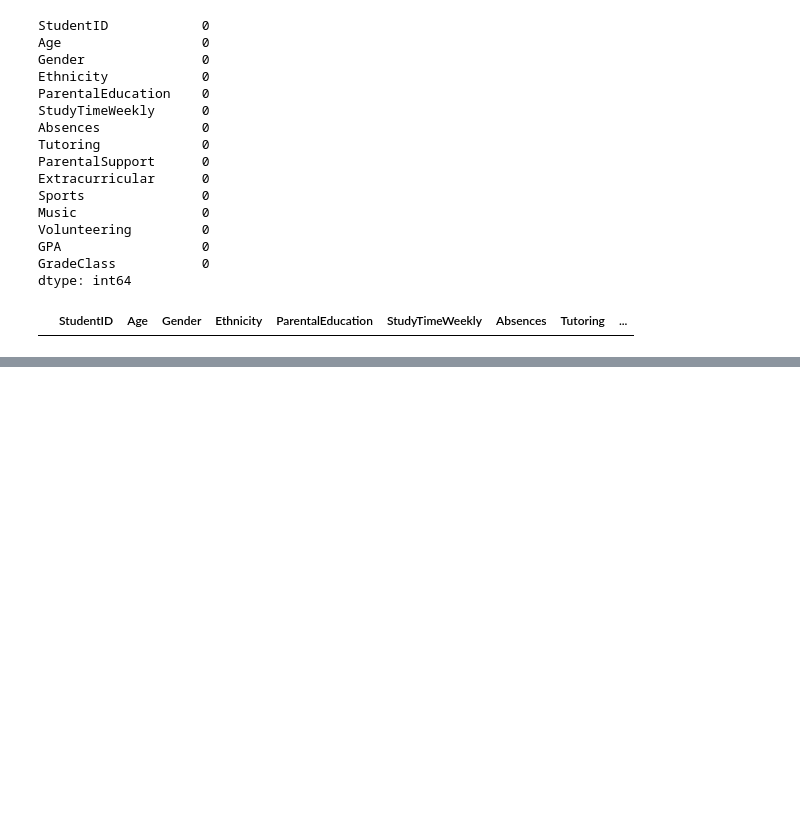
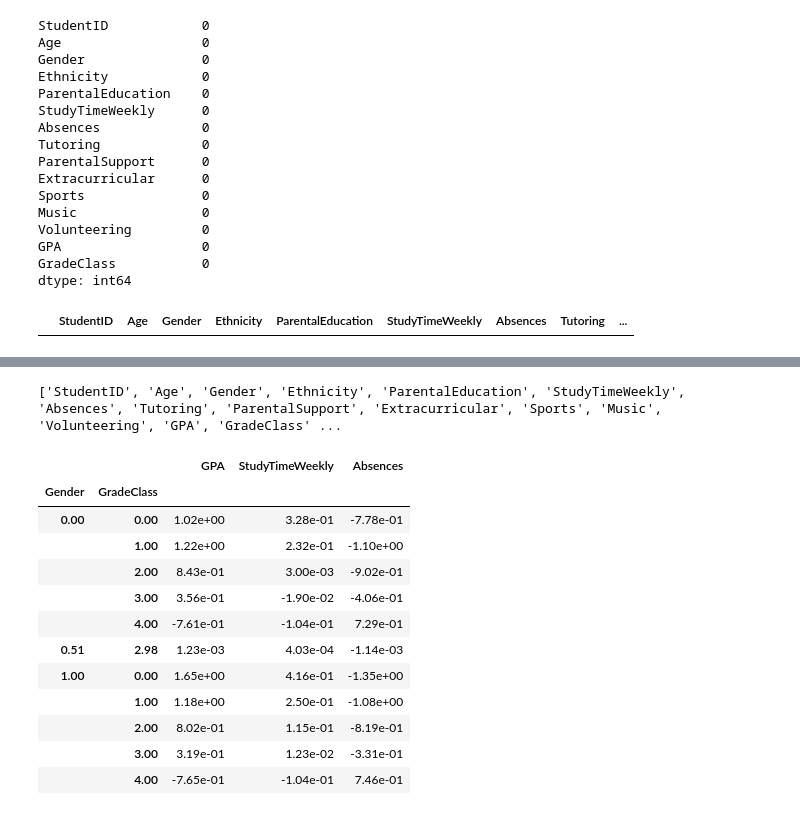
Before and after one commit to hfeteh/hfeteh, a Jupyter notebook: Students_Performance.ipynb, the cells around one changed output, grey strips where cells are left out. Saved outputs shown, nothing was run; the diff lists cells and outputs as text; code cells hidden in the pictures; blank space fills up the shorter version.

```diff
--- a/Students_Performance.ipynb
+++ b/Students_Performance.ipynb
@@ -375,0 +610,19 @@ dtype: int64
+# %%
+import numpy as np
+
+# 1) Study efficiency: GPA per hour of weekly study (avoid divide-by-zero)
+df["GPA_per_study_hour"] = df["GPA"] / df["StudyTimeWeekly"].replace(0, np.nan)
+
+# 2) Attendance rate proxy: 1 = perfect attendance, lower = more absences
+# (simple transform; tune the denominator if your Absences scale differs)
+df["attendance_score"] = 1 / (1 + df["Absences"])
+
+# 3) Total activities count (0–4) from binary columns
+activity_cols = ["Extracurricular", "Sports", "Music", "Volunteering"]
+df["activity_count"] = df[activity_cols].sum(axis=1)
+
+# 4) Engagement score (example: tutoring + activities + parental support)
+df["engagement_score"] = df["Tutoring"] + df["activity_count"] + df["ParentalSupport"]
+
+df[["GPA","StudyTimeWeekly","GPA_per_study_hour","Absences","attendance_score",
+    "activity_count","engagement_score"]].head()
@@ -375,0 +653,13 @@ dtype: int64
+# %%
+num_cols = [
+    "Age", "StudyTimeWeekly", "Absences",
+    "ParentalEducation", "ParentalSupport",
+    "GPA"  # include only if it's a feature; exclude if it's your target
+]
+# %%
+from sklearn.preprocessing import MinMaxScaler
+
+scaler = MinMaxScaler()
+df[num_cols] = scaler.fit_transform(df[num_cols])
+
+df.head()
@@ -375,0 +673,7 @@ dtype: int64
+# %%
+from sklearn.preprocessing import StandardScaler
+
+scaler = StandardScaler()
+df[num_cols] = scaler.fit_transform(df[num_cols])
+
+df.head()
@@ -375,0 +758,20 @@ dtype: int64
+# %%
+print(df.columns.tolist())
+# %% [output]
+['StudentID', 'Age', 'Gender', 'Ethnicity', 'ParentalEducation', 'StudyTimeWeekly', 'Absences', 'Tutoring', 'ParentalSupport', 'Extracurricular', 'Sports', 'Music', 'Volunteering', 'GPA', 'GradeClass' ...
+# %%
+df.groupby(["Gender", "GradeClass"])[["GPA", "StudyTimeWeekly", "Absences"]].mean()
+# %% [output]
+|  |  | GPA | StudyTimeWeekly | Absences |
+| Gender | GradeClass |  |  |  |
+| 0.00 | 0.00 | 1.02e+00 | 3.28e-01 | -7.78e-01 |
+|  | 1.00 | 1.22e+00 | 2.32e-01 | -1.10e+00 |
+|  | 2.00 | 8.43e-01 | 3.00e-03 | -9.02e-01 |
+|  | 3.00 | 3.56e-01 | -1.90e-02 | -4.06e-01 |
+|  | 4.00 | -7.61e-01 | -1.04e-01 | 7.29e-01 |
+| 0.51 | 2.98 | 1.23e-03 | 4.03e-04 | -1.14e-03 |
+| 1.00 | 0.00 | 1.65e+00 | 4.16e-01 | -1.35e+00 |
+|  | 1.00 | 1.18e+00 | 2.50e-01 | -1.08e+00 |
+|  | 2.00 | 8.02e-01 | 1.15e-01 | -8.19e-01 |
+|  | 3.00 | 3.19e-01 | 1.23e-02 | -3.31e-01 |
+|  | 4.00 | -7.65e-01 | -1.04e-01 | 7.46e-01 |
```
Also changed, not shown: parts of 32 cells of this notebook.
